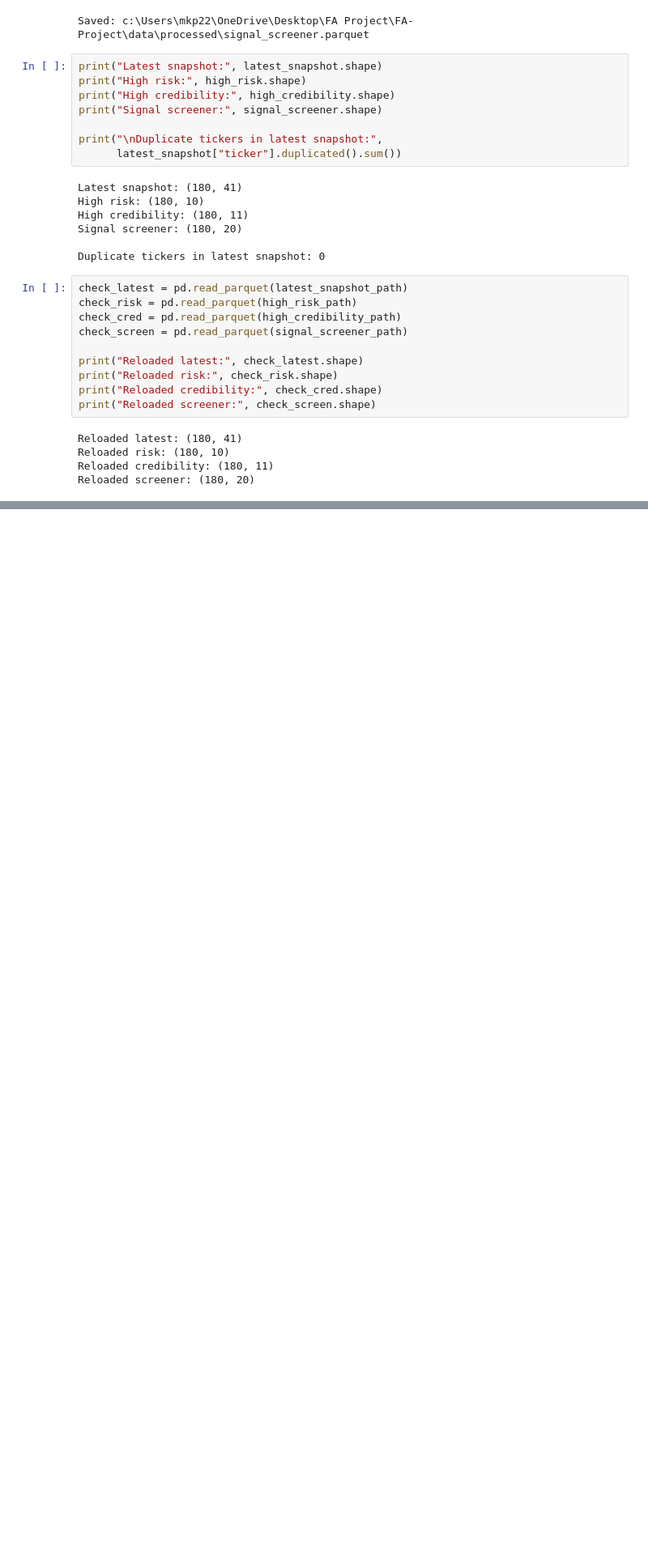
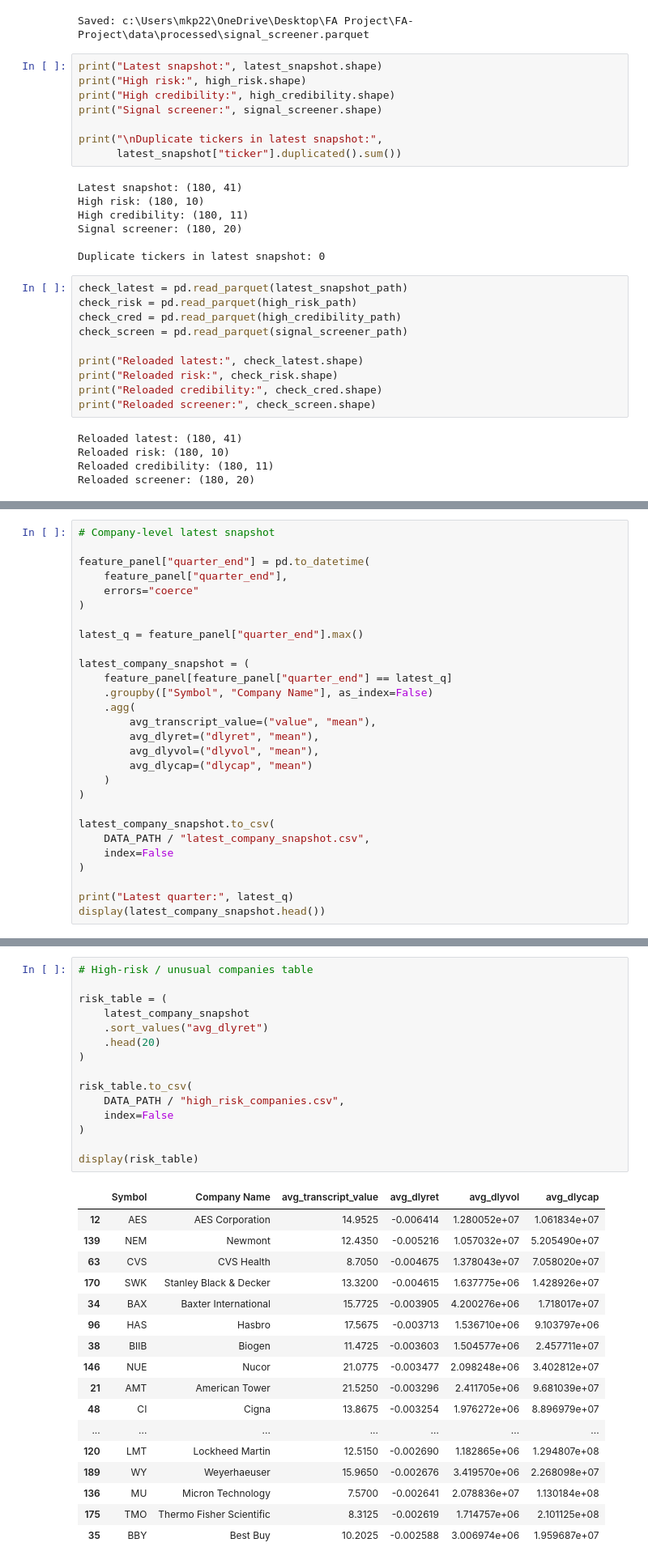
Before and after one commit to B2003R/FA-Project, a Jupyter notebook: notebooks/dasb_summary_tables.ipynb, the cells around one changed output, grey strips where cells are left out. Shown at 81% size. Drawn from its saved outputs; the diff is of its cells as text; blank space fills up the shorter version.

Commit message:
Added CRSP transcript merge and dashboard summary tables

```diff
--- a/notebooks/dasb_summary_tables.ipynb
+++ b/notebooks/dasb_summary_tables.ipynb
@@ -258,0 +282,28 @@ Reloaded screener: (180, 20)
+# %%
+# Company-level latest snapshot
+
+feature_panel["quarter_end"] = pd.to_datetime(
+    feature_panel["quarter_end"],
+    errors="coerce"
+)
+
+latest_q = feature_panel["quarter_end"].max()
+
+latest_company_snapshot = (
+    feature_panel[feature_panel["quarter_end"] == latest_q]
+    .groupby(["Symbol", "Company Name"], as_index=False)
+    .agg(
+        avg_transcript_value=("value", "mean"),
+        avg_dlyret=("dlyret", "mean"),
+        avg_dlyvol=("dlyvol", "mean"),
+        avg_dlycap=("dlycap", "mean")
+    )
+)
+
+latest_company_snapshot.to_csv(
+    DATA_PATH / "latest_company_snapshot.csv",
+    index=False
+)
+
+print("Latest quarter:", latest_q)
+display(latest_company_snapshot.head())
@@ -258,0 +345,33 @@ Reloaded screener: (180, 20)
+# %%
+# High-risk / unusual companies table
+
+risk_table = (
+    latest_company_snapshot
+    .sort_values("avg_dlyret")
+    .head(20)
+)
+
+risk_table.to_csv(
+    DATA_PATH / "high_risk_companies.csv",
+    index=False
+)
+
+display(risk_table)
+# %% [output]
+|  | Symbol | Company Name | avg_transcript_value | avg_dlyret | avg_dlyvol | avg_dlycap |
+| 12 | AES | AES Corporation | 14.9525 | -0.006414 | 1.280052e+07 | 1.061834e+07 |
+| 139 | NEM | Newmont | 12.4350 | -0.005216 | 1.057032e+07 | 5.205490e+07 |
+| 63 | CVS | CVS Health | 8.7050 | -0.004675 | 1.378043e+07 | 7.058020e+07 |
+| 170 | SWK | Stanley Black & Decker | 13.3200 | -0.004615 | 1.637775e+06 | 1.428926e+07 |
+| 34 | BAX | Baxter International | 15.7725 | -0.003905 | 4.200276e+06 | 1.718017e+07 |
+| 96 | HAS | Hasbro | 17.5675 | -0.003713 | 1.536710e+06 | 9.103797e+06 |
+| 38 | BIIB | Biogen | 11.4725 | -0.003603 | 1.504577e+06 | 2.457711e+07 |
+| 146 | NUE | Nucor | 21.0775 | -0.003477 | 2.098248e+06 | 3.402812e+07 |
+| 21 | AMT | American Tower | 21.5250 | -0.003296 | 2.411705e+06 | 9.681039e+07 |
+| 48 | CI | Cigna | 13.8675 | -0.003254 | 1.976272e+06 | 8.896979e+07 |
+| ... | ... | ... | ... | ... | ... | ... |
+| 120 | LMT | Lockheed Martin | 12.5150 | -0.002690 | 1.182865e+06 | 1.294807e+08 |
+| 189 | WY | Weyerhaeuser | 15.9650 | -0.002676 | 3.419570e+06 | 2.268098e+07 |
+| 136 | MU | Micron Technology | 7.5700 | -0.002641 | 2.078836e+07 | 1.130184e+08 |
+| 175 | TMO | Thermo Fisher Scientific | 8.3125 | -0.002619 | 1.714757e+06 | 2.101125e+08 |
+| 35 | BBY | Best Buy | 10.2025 | -0.002588 | 3.006974e+06 | 1.959687e+07 |
```
Also changed, not shown: parts of 3 cells of this notebook, 13 other files.
